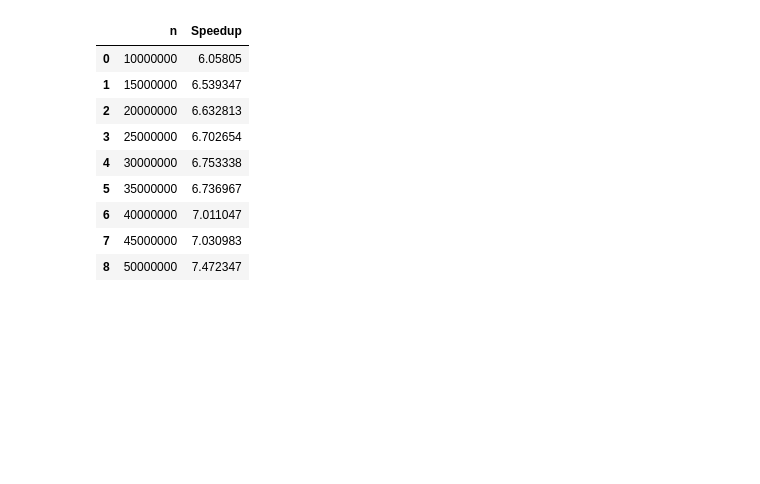
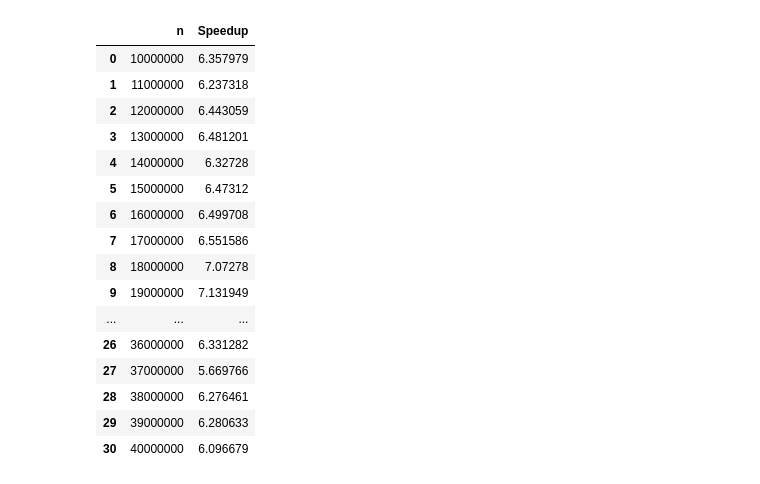
Before and after one commit to sshe0113/FIT3143_lab01, a Jupyter notebook: task2_graph3.ipynb, the cells around one changed output. Saved outputs shown, nothing was run; the diff lists cells and outputs as text; code cells hidden in the pictures; blank space fills up the shorter version.

```diff
--- a/task2_graph3.ipynb
+++ b/task2_graph3.ipynb
@@ -15,16 +15,23 @@ t1.head()
 # %%
-t1_8 = t1.iloc[0:9, [0,5]].copy()
+t1_8 = t1.iloc[0:31, [0,5]].copy()
 
 t1_8
 # %% [output]
 |  | n | Speedup |
-| 0 | 10000000 | 6.05805 |
-| 1 | 15000000 | 6.539347 |
-| 2 | 20000000 | 6.632813 |
-| 3 | 25000000 | 6.702654 |
-| 4 | 30000000 | 6.753338 |
-| 5 | 35000000 | 6.736967 |
-| 6 | 40000000 | 7.011047 |
-| 7 | 45000000 | 7.030983 |
-| 8 | 50000000 | 7.472347 |
+| 0 | 10000000 | 6.357979 |
+| 1 | 11000000 | 6.237318 |
+| 2 | 12000000 | 6.443059 |
+| 3 | 13000000 | 6.481201 |
+| 4 | 14000000 | 6.32728 |
+| 5 | 15000000 | 6.47312 |
+| 6 | 16000000 | 6.499708 |
+| 7 | 17000000 | 6.551586 |
+| 8 | 18000000 | 7.07278 |
+| 9 | 19000000 | 7.131949 |
+| ... | ... | ... |
+| 26 | 36000000 | 6.331282 |
+| 27 | 37000000 | 5.669766 |
+| 28 | 38000000 | 6.276461 |
+| 29 | 39000000 | 6.280633 |
+| 30 | 40000000 | 6.096679 |
 # %%
```
Also changed, not shown: parts of 9 cells of this notebook, 6 other files.
